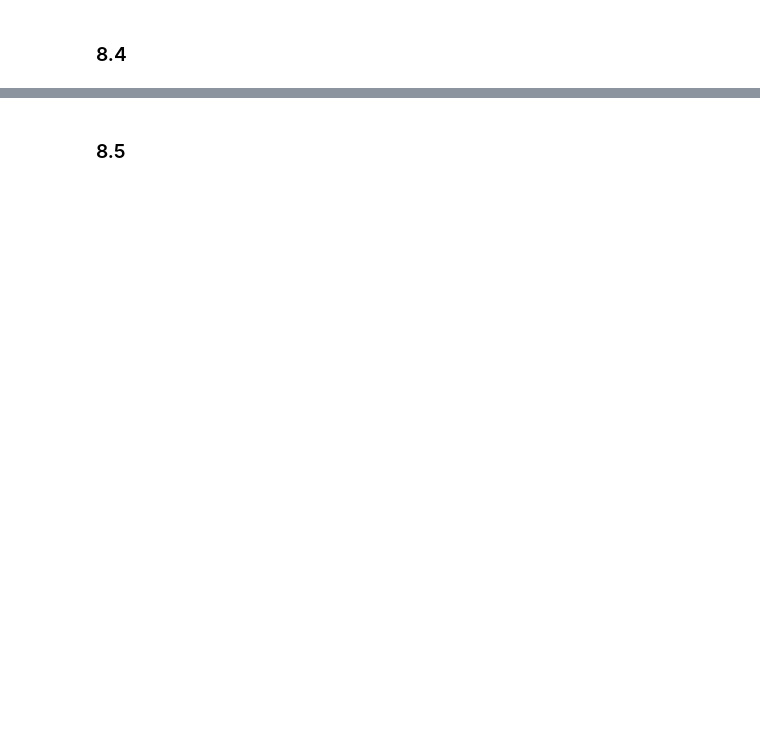
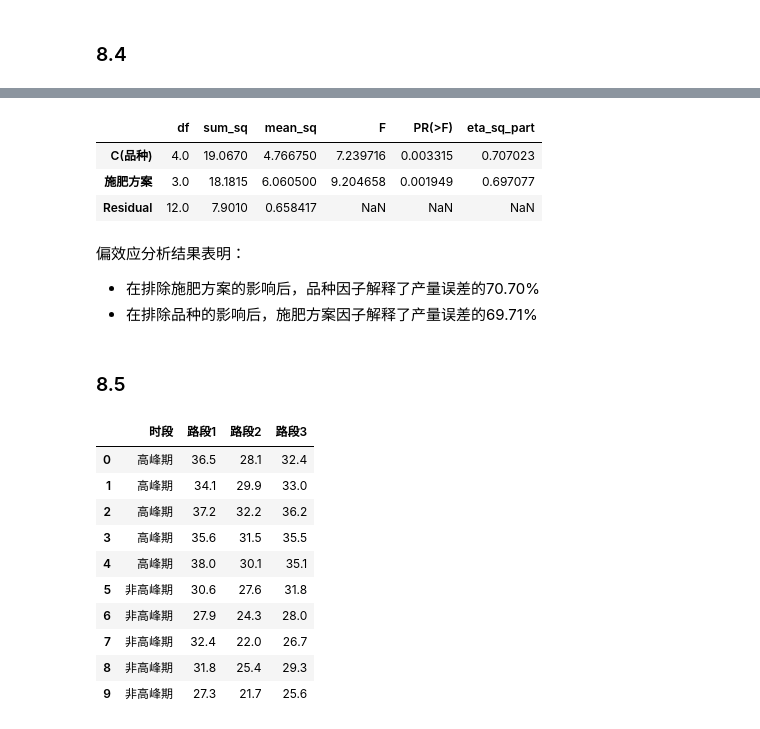
Before and after one commit to z-my-cn/Py4s, a Jupyter notebook: 第8章方差分析.ipynb, the cells around one changed output, grey strips where cells are left out. Saved outputs shown, nothing was run; the diff lists cells and outputs as text; code cells hidden in the pictures; blank space fills up the shorter version.

```diff
--- a/第8章方差分析.ipynb
+++ b/第8章方差分析.ipynb
@@ -513,2 +890,31 @@ print(f'统计量F={F:.5f}, p值={p_value:.4g}') # 显示检验结果
+# %%
+# (2) 计算偏效应量并进行分析。
+anova_table['eta_sq_part'] = anova_table['sum_sq'] / (anova_table['sum_sq'] + anova_table.loc['Residual', 'sum_sq']) # 计算偏效应量
+anova_table.loc['Residual', 'eta_sq_part'] = np.nan # 将残差的偏效应量设置为缺失值
+anova_table # 显示方差分析表
+# %% [output]
+|  | df | sum_sq | mean_sq | F | PR(>F) | eta_sq_part |
+| C(品种) | 4.0 | 19.0670 | 4.766750 | 7.239716 | 0.003315 | 0.707023 |
+| 施肥方案 | 3.0 | 18.1815 | 6.060500 | 9.204658 | 0.001949 | 0.697077 |
+| Residual | 12.0 | 7.9010 | 0.658417 | NaN | NaN | NaN |
+# %% [markdown]
+偏效应分析结果表明：
+- 在排除施肥方案的影响后，品种因子解释了产量误差的70.70%
+- 在排除品种的影响后，施肥方案因子解释了产量误差的69.71%
 # %% [markdown]
 ### 8.5
+# %%
+df = pd.read_csv('./exercise/chap08/exercise8_5.csv', encoding='gbk') # 读取数据
+df
+# %% [output]
+|  | 时段 | 路段1 | 路段2 | 路段3 |
+| 0 | 高峰期 | 36.5 | 28.1 | 32.4 |
+| 1 | 高峰期 | 34.1 | 29.9 | 33.0 |
+| 2 | 高峰期 | 37.2 | 32.2 | 36.2 |
+| 3 | 高峰期 | 35.6 | 31.5 | 35.5 |
+| 4 | 高峰期 | 38.0 | 30.1 | 35.1 |
+| 5 | 非高峰期 | 30.6 | 27.6 | 31.8 |
+| 6 | 非高峰期 | 27.9 | 24.3 | 28.0 |
+| 7 | 非高峰期 | 32.4 | 22.0 | 26.7 |
+| 8 | 非高峰期 | 31.8 | 25.4 | 29.3 |
+| 9 | 非高峰期 | 27.3 | 21.7 | 25.6 |
```
Also changed, not shown: parts of 54 cells of this notebook.
